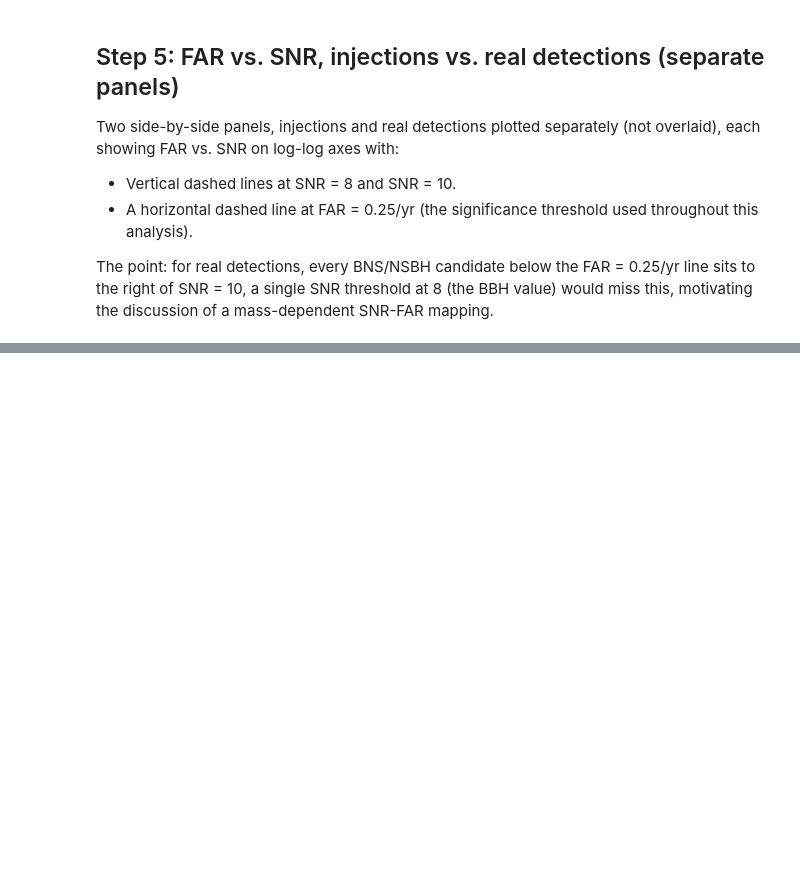
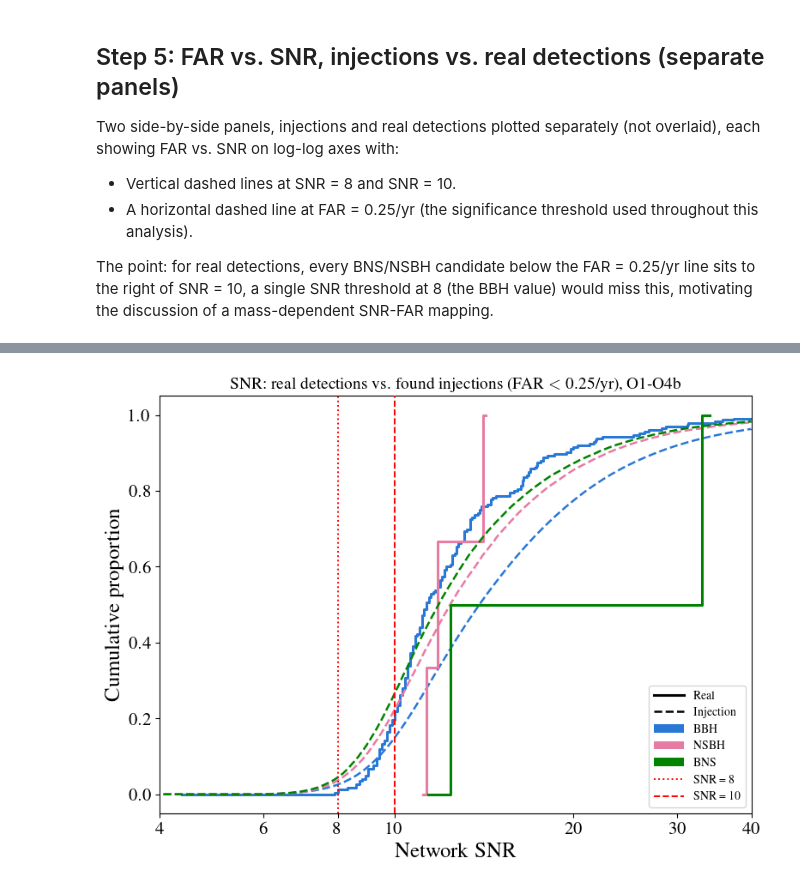
Before and after one commit to weizmannk/cbc-population-distributions, a Jupyter notebook: scripts/notebooks/SNR_FAR_detection_criterion.ipynb, the cells around one changed output, grey strips where cells are left out. Saved outputs shown, nothing was run; the diff lists cells and outputs as text; code cells hidden in the pictures; blank space fills up the shorter version.

```diff
--- a/scripts/notebooks/SNR_FAR_detection_criterion.ipynb
+++ b/scripts/notebooks/SNR_FAR_detection_criterion.ipynb
@@ -967,0 +903,95 @@ plt.show()
+# %%
+# ── SNR cumulative distribution (ECDF), standalone: injections vs. real ────
+# One panel, per-category curves (BBH/NSBH/BNS), solid = real, dashed =
+# injections -- found injections only (FAR < FAR_THRESHOLD), matching the
+# FAR<0.25/yr floor quoted in the paper text for this figure.
+#
+# Real detections are also cut to FAR < FAR_THRESHOLD here, locally to
+# this cell only (table_ecdf, not the shared `table`): fig:snr-real-vs-inj
+# compares real and simulated SNR distributions at matched significance,
+# unlike fig:far-vs-snr (cell above but one), which needs the full,
+# uncut `table` to show candidates spanning both the FAR=1/yr and
+# FAR=0.25/yr reference lines.
+#
+# Recomputed locally rather than reusing the global `labels`/`snr_sel`:
+# the cell above (separate FAR-vs-SNR panels) does
+# `handles, labels = ax.get_legend_handles_labels()`, which silently
+# overwrites `labels` with a list of legend-label strings. Trusting the
+# global here would make `labels == cat` compare a list to a string
+# (always False), collapsing snr_sel[mask_inj] to the wrong shape.
+from scipy.stats import ecdf
+
+table_ecdf = table[np.array(table["far"]) < FAR_THRESHOLD]
+print(
+    f"Real events: {len(table)} total -> {len(table_ecdf)} at FAR < {FAR_THRESHOLD}/yr"
+)
+
+labels_ecdf = np.array([classify(m1, m2) for m1, m2 in zip(mass1[sel], mass2[sel])])
+snr_sel_ecdf = snr[sel]
+
+fig, ax = plt.subplots(figsize=(8, 6))
+
+real_handles, real_labels, inj_handles, inj_labels = [], [], [], []
+for cat in ["BBH", "NSBH", "BNS"]:
+    mask_real = np.array(table_ecdf["classification"]) == cat
+    snr_real_cat = np.array(table_ecdf[mask_real]["network_matched_filter_snr"])
+    (h_real,) = ecdf(snr_real_cat).cdf.plot(
+        ax=ax,
+        color=colors[cat],
+        linewidth=2.2,
+        linestyle="-",
+    )
+    real_handles.append(h_real)
+    real_labels.append(f"{cat} (real)")
+
+    mask_inj = labels_ecdf == cat
+    (h_inj,) = ecdf(snr_sel_ecdf[mask_inj]).cdf.plot(
+        ax=ax,
+        color=colors[cat],
+        linewidth=1.8,
+        linestyle="--",
+    )
+    inj_handles.append(h_inj)
+    inj_labels.append(f"{cat} (inj.)")
+
+ref_h8 = ax.axvline(8, color="red", linestyle=":", linewidth=1.4, zorder=5)
+ref_h10 = ax.axvline(10, color="red", linestyle="--", linewidth=1.4, zorder=5)
+ax.set_xscale("log")
+ax.set_xlim(4, 40)
+ax.set_xticks([4, 6, 8, 10, 20, 30, 40])
+ax.xaxis.set_major_formatter(ScalarFormatter())
+ax.minorticks_off()
+ax.set_xlabel("Network SNR", fontsize=18)
+ax.set_ylabel("Cumulative proportion", fontsize=18)
+ax.tick_params(labelsize=15)
+ax.set_title(
+    rf"SNR: real detections vs. found injections (FAR $<$ {FAR_THRESHOLD}/yr), O1-O4b",
+    fontsize=14,
+)
+
+# One combined legend, same pattern as bns_inspiral_range.py's
+# plot_sensitivity_curves: linestyle carries the dataset (Real vs.
+# Injection, generic black lines, not repeated per category), color
+# carries the sub-population (BBH/NSBH/BNS), SNR reference lines appended
+# at the end, all in a single box instead of separate ones.
+linestyle_handles = [
+    plt.Line2D([], [], color="black", linestyle="-", linewidth=2.2),
+    plt.Line2D([], [], color="black", linestyle="--", linewidth=1.8),
+]
+color_handles = [
+    plt.Rectangle((0, 0), 1, 1, facecolor=colors[cat]) for cat in ["BBH", "NSBH", "BNS"]
+]
+ref_handles = [ref_h8, ref_h10]
+
+ax.legend(
+    linestyle_handles + color_handles + ref_handles,
+    ["Real", "Injection", "BBH", "NSBH", "BNS", "SNR = 8", "SNR = 10"],
+    fontsize=10,
+    loc="lower right",
+    handlelength=2.5,
+)
+
+plt.tight_layout()
+save_figure(fig, "SNR_ECDF_injections_vs_real")
+plt.show()
+# %% [output]
@@ -967,0 +1001 @@ plt.show()
+[figure, added]
```
Also changed, not shown: parts of 9 cells of this notebook, 42 other files.
